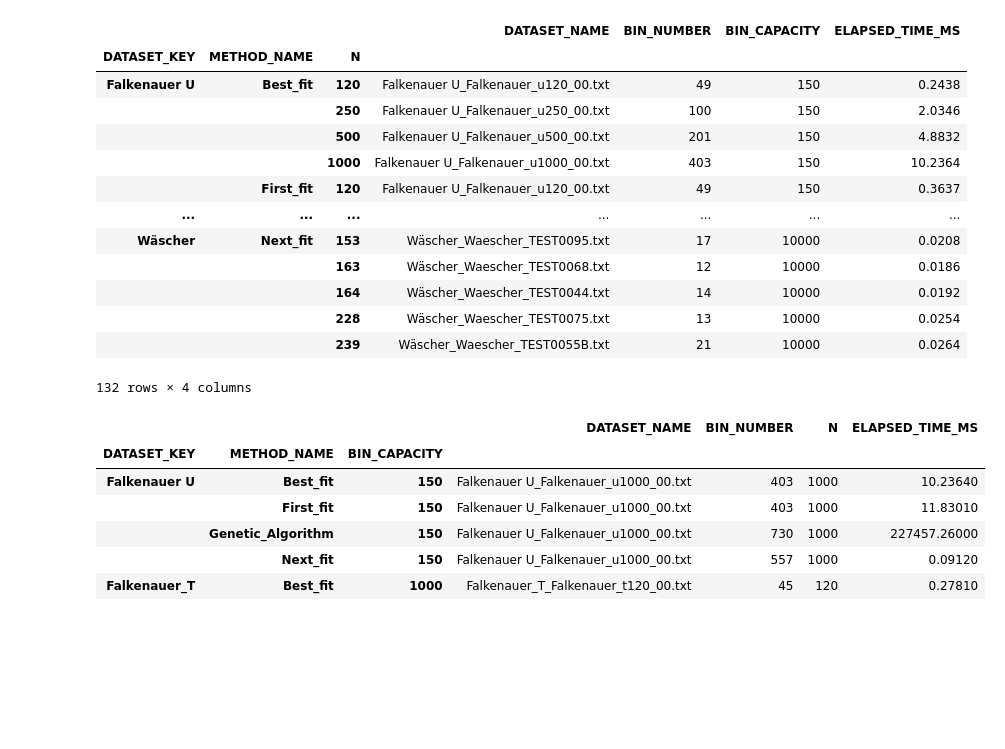
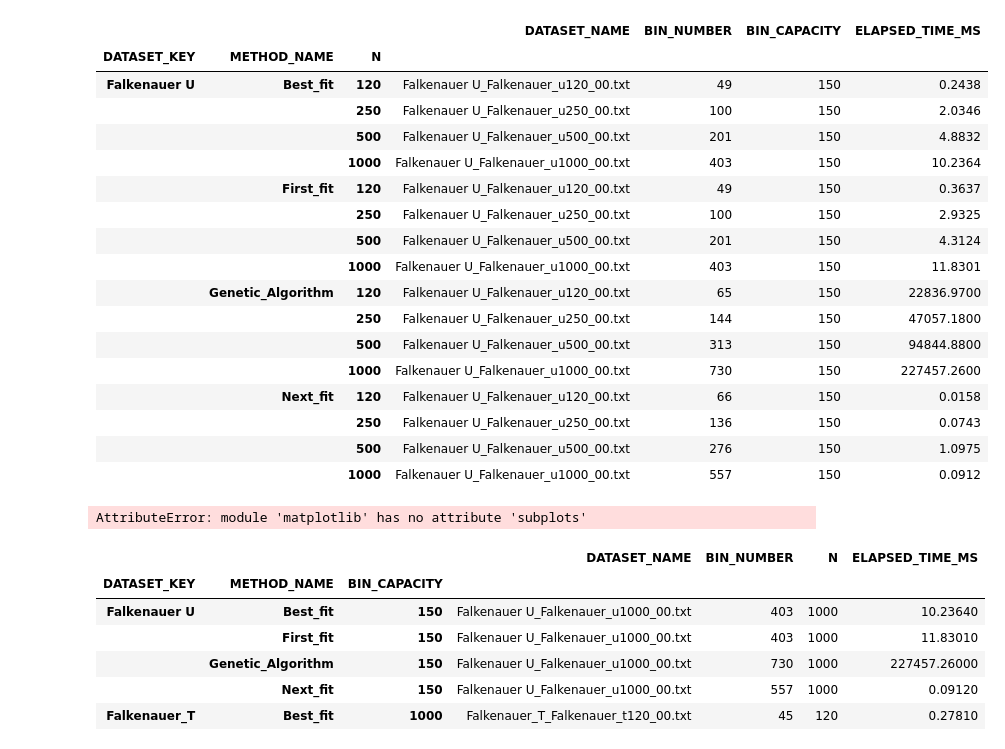
Before and after one commit to Karina11006/bin-packing-comparison, a Jupyter notebook: results_analysis.ipynb, the cells around one changed output. Drawn from its saved outputs; the diff is of its cells as text; code cells hidden in the pictures; blank space fills up the shorter version.

```diff
--- a/results_analysis.ipynb
+++ b/results_analysis.ipynb
@@ -17,22 +18,56 @@ for dataset in DATASETS_NAME:
 # %%
 grouped_df = df.copy()
 grouped_df = grouped_df.groupby(['DATASET_KEY', 'METHOD_NAME', 'N'])
-grouped_df.first()
+grouped_df = df[df['DATASET_KEY'] == 'Falkenauer U']
+grouped_df = grouped_df.groupby(['DATASET_KEY', 'METHOD_NAME', 'N'])
+result = grouped_df.first()
+result
 # %% [output]
 |  |  |  | DATASET_NAME | BIN_NUMBER | BIN_CAPACITY | ELAPSED_TIME_MS |
 | DATASET_KEY | METHOD_NAME | N |  |  |  |  |
 | Falkenauer U | Best_fit | 120 | Falkenauer U_Falkenauer_u120_00.txt | 49 | 150 | 0.2438 |
 |  |  | 250 | Falkenauer U_Falkenauer_u250_00.txt | 100 | 150 | 2.0346 |
 |  |  | 500 | Falkenauer U_Falkenauer_u500_00.txt | 201 | 150 | 4.8832 |
 |  |  | 1000 | Falkenauer U_Falkenauer_u1000_00.txt | 403 | 150 | 10.2364 |
 |  | First_fit | 120 | Falkenauer U_Falkenauer_u120_00.txt | 49 | 150 | 0.3637 |
-| ... | ... | ... | ... | ... | ... | ... |
-| Wäscher | Next_fit | 153 | Wäscher_Waescher_TEST0095.txt | 17 | 10000 | 0.0208 |
-|  |  | 163 | Wäscher_Waescher_TEST0068.txt | 12 | 10000 | 0.0186 |
-|  |  | 164 | Wäscher_Waescher_TEST0044.txt | 14 | 10000 | 0.0192 |
-|  |  | 228 | Wäscher_Waescher_TEST0075.txt | 13 | 10000 | 0.0254 |
-|  |  | 239 | Wäscher_Waescher_TEST0055B.txt | 21 | 10000 | 0.0264 |
+|  |  | 250 | Falkenauer U_Falkenauer_u250_00.txt | 100 | 150 | 2.9325 |
+|  |  | 500 | Falkenauer U_Falkenauer_u500_00.txt | 201 | 150 | 4.3124 |
+|  |  | 1000 | Falkenauer U_Falkenauer_u1000_00.txt | 403 | 150 | 11.8301 |
+|  | Genetic_Algorithm | 120 | Falkenauer U_Falkenauer_u120_00.txt | 65 | 150 | 22836.9700 |
+|  |  | 250 | Falkenauer U_Falkenauer_u250_00.txt | 144 | 150 | 47057.1800 |
+|  |  | 500 | Falkenauer U_Falkenauer_u500_00.txt | 313 | 150 | 94844.8800 |
+|  |  | 1000 | Falkenauer U_Falkenauer_u1000_00.txt | 730 | 150 | 227457.2600 |
+|  | Next_fit | 120 | Falkenauer U_Falkenauer_u120_00.txt | 66 | 150 | 0.0158 |
+|  |  | 250 | Falkenauer U_Falkenauer_u250_00.txt | 136 | 150 | 0.0743 |
+|  |  | 500 | Falkenauer U_Falkenauer_u500_00.txt | 276 | 150 | 1.0975 |
+|  |  | 1000 | Falkenauer U_Falkenauer_u1000_00.txt | 557 | 150 | 0.0912 |
-132 rows × 4 columns
+# %%
+# Wykres: zmiana liczby pudełek i czasu wykonania względem N
+fig, axs = plt.subplots(2, 1, figsize=(10, 8), sharex=True)
+
+# Wykres 1: BIN_NUMBER vs N
+for method in df['METHOD_NAME'].unique():
+    subset = df[df['METHOD_NAME'] == method]
+    axs[0].plot(subset['N'], subset['BIN_NUMBER'], marker='o', label=method)
+axs[0].set_ylabel('BIN_NUMBER')
+axs[0].set_title('Zmiana liczby pudełek względem N')
+axs[0].legend()
+axs[0].grid(True)
+
+# Wykres 2: ELAPSED_TIME_MS vs N
+for method in df['METHOD_NAME'].unique():
+    subset = df[df['METHOD_NAME'] == method]
+    axs[1].plot(subset['N'], subset['ELAPSED_TIME_MS'], marker='o', label=method)
+axs[1].set_ylabel('ELAPSED_TIME_MS')
+axs[1].set_xlabel('N')
+axs[1].set_title('Zmiana czasu wykonania względem N')
+axs[1].legend()
+axs[1].grid(True)
+
+plt.tight_layout()
+plt.show()
+# %% [output]
+AttributeError: module 'matplotlib' has no attribute 'subplots'
 # %%
 grouped_df = df.copy()
 grouped_df = grouped_df.groupby(['DATASET_KEY', 'METHOD_NAME', 'BIN_CAPACITY'])
```
Also changed, not shown: parts of 1 cell of this notebook.
